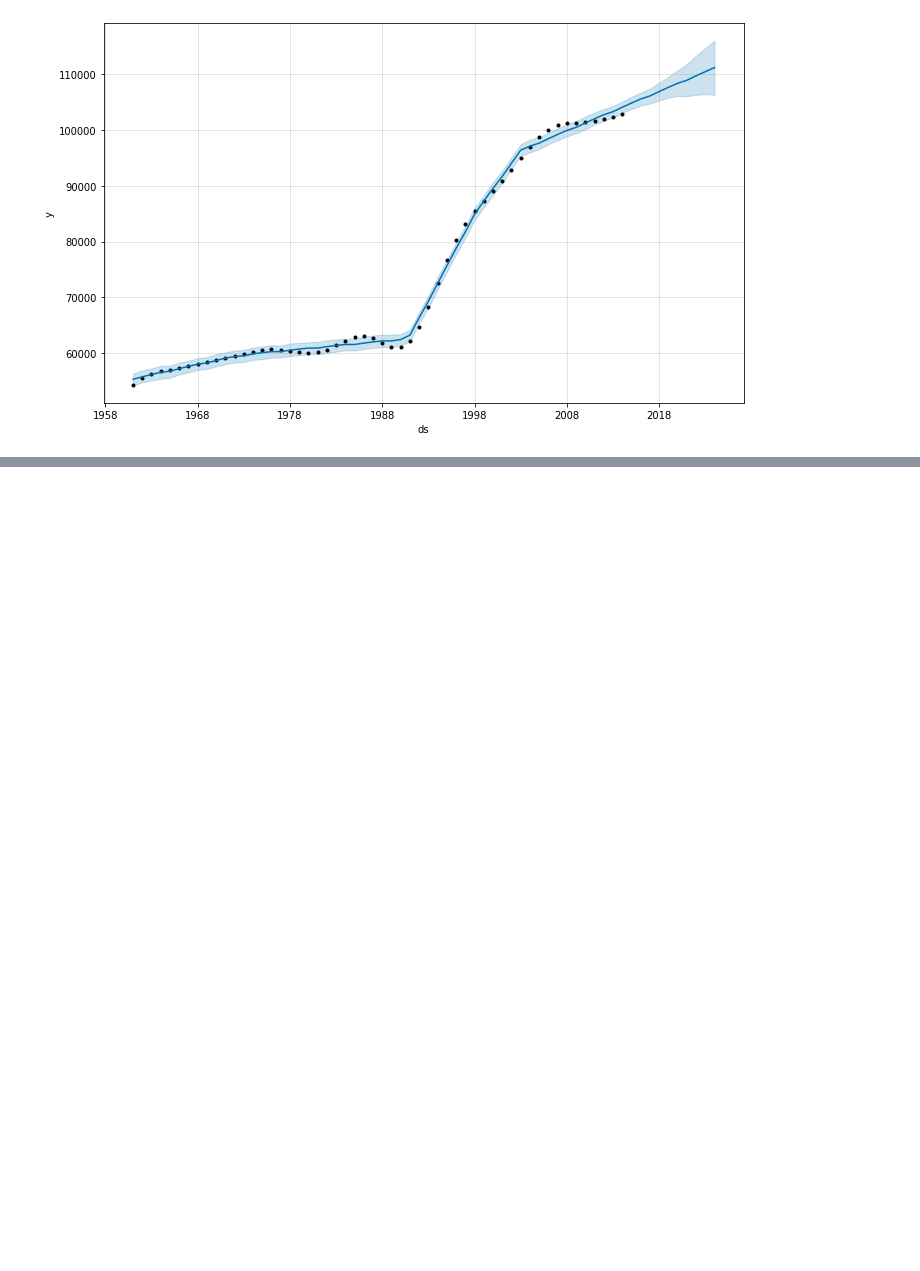
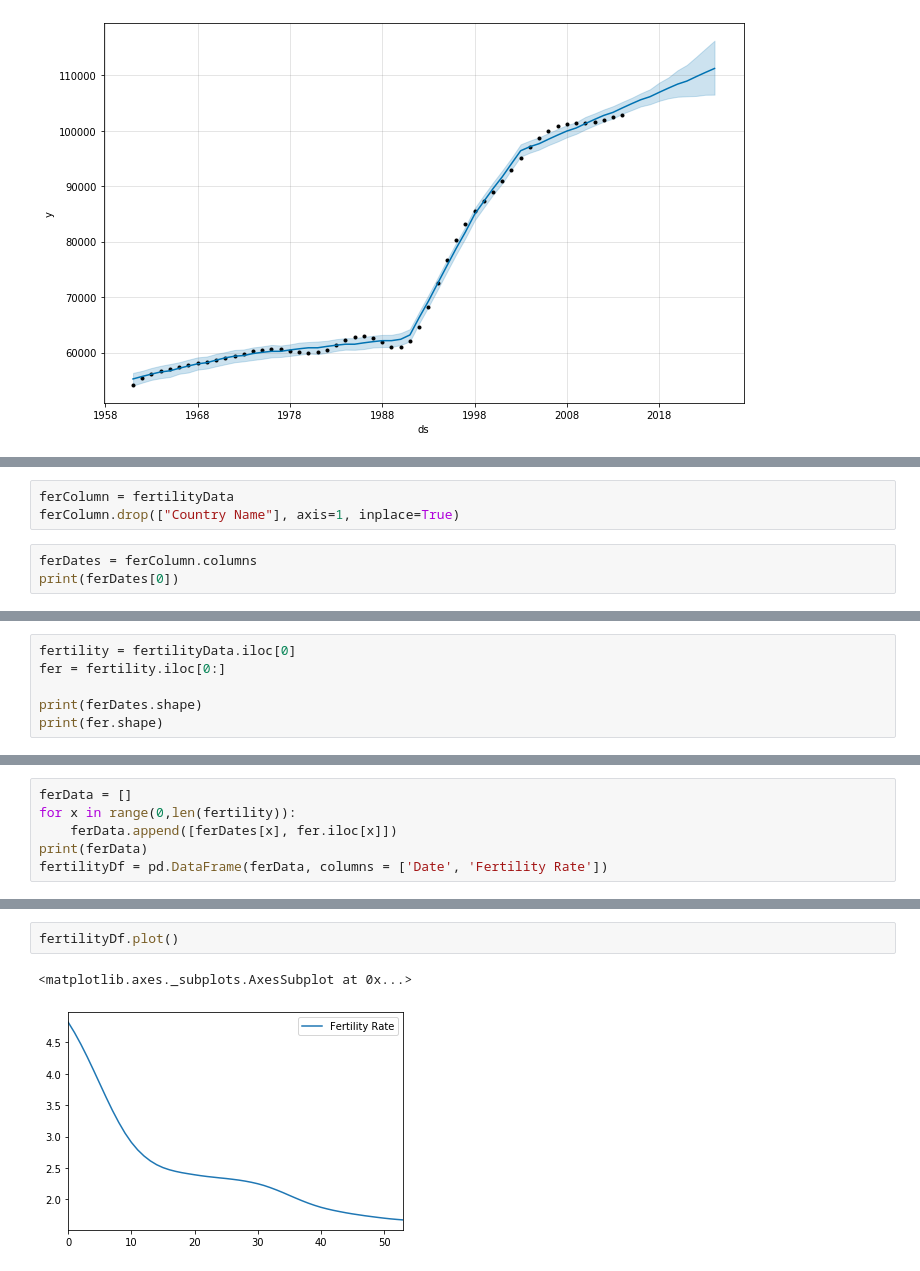
Before and after one commit to ByteOrNibble/BigDataLandscapes, a Jupyter notebook: FinalAssessment.ipynb, the cells around one changed output, grey strips where cells are left out. Cells and saved outputs as stored; diff of their text form; blank space fills up the shorter version.

```diff
--- a/FinalAssessment.ipynb
+++ b/FinalAssessment.ipynb
@@ -236,0 +395,6 @@ model.plot(prediction)
+# %%
+ferColumn = fertilityData
+ferColumn.drop(["Country Name"], axis=1, inplace=True)
+# %%
+ferDates = ferColumn.columns
+print(ferDates[0])
@@ -236,0 +403,6 @@ model.plot(prediction)
+# %%
+fertility = fertilityData.iloc[0]
+fer = fertility.iloc[0:]
+
+print(ferDates.shape)
+print(fer.shape)
@@ -236,0 +412,6 @@ model.plot(prediction)
+# %%
+ferData = []
+for x in range(0,len(fertility)):
+    ferData.append([ferDates[x], fer.iloc[x]])
+print(ferData)
+fertilityDf = pd.DataFrame(ferData, columns = ['Date', 'Fertility Rate'])
@@ -236,0 +429,5 @@ model.plot(prediction)
+# %%
+fertilityDf.plot()
+# %% [output]
+<matplotlib.axes._subplots.AxesSubplot at 0x...>
+[figure, added]
```
Also changed, not shown: parts of 67 cells of this notebook.
